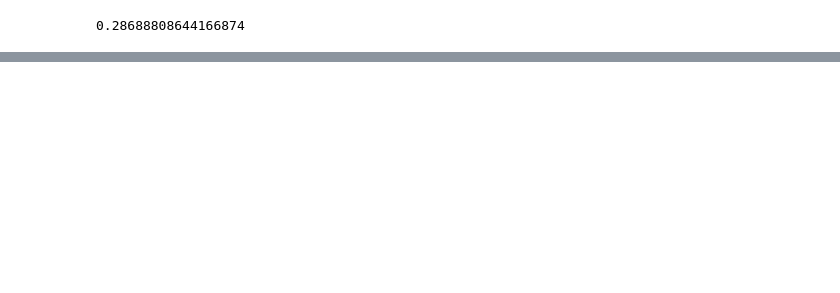
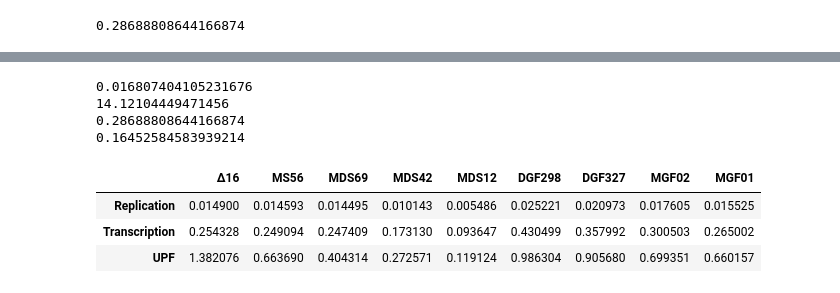
Before and after one commit to utrillalab/Cell_Resource_Minimization_Strategies, a Jupyter notebook: src/Energy.ipynb, the cells around one changed output, grey strips where cells are left out. Cells and saved outputs as stored; diff of their text form; code cells hidden in the pictures; blank space fills up the shorter version.

```diff
--- a/src/Energy.ipynb
+++ b/src/Energy.ipynb
@@ -303,0 +379,10 @@ print(scientific_notation)
+# %%
+print(replication_cost)
+print(transcription_gcost )
+print(transcription_tcost )
+print(upf_cost )
+# %% [output]
+0.016807404105231676
+14.12104449471456
+0.28688808644166874
+0.16452584583939214
@@ -303,0 +394,7 @@ print(scientific_notation)
+# %%
+costos_calculados.loc[['Replication', 'Transcription', 'UPF'],:]
+# %% [output]
+|  | Δ16 | MS56 | MDS69 | MDS42 | MDS12 | DGF298 | DGF327 | MGF02 | MGF01 |
+| Replication | 0.014900 | 0.014593 | 0.014495 | 0.010143 | 0.005486 | 0.025221 | 0.020973 | 0.017605 | 0.015525 |
+| Transcription | 0.254328 | 0.249094 | 0.247409 | 0.173130 | 0.093647 | 0.430499 | 0.357992 | 0.300503 | 0.265002 |
+| UPF | 1.382076 | 0.663690 | 0.404314 | 0.272571 | 0.119124 | 0.986304 | 0.905680 | 0.699351 | 0.660157 |
```
Also changed, not shown: parts of 77 cells of this notebook, 6 other files.
